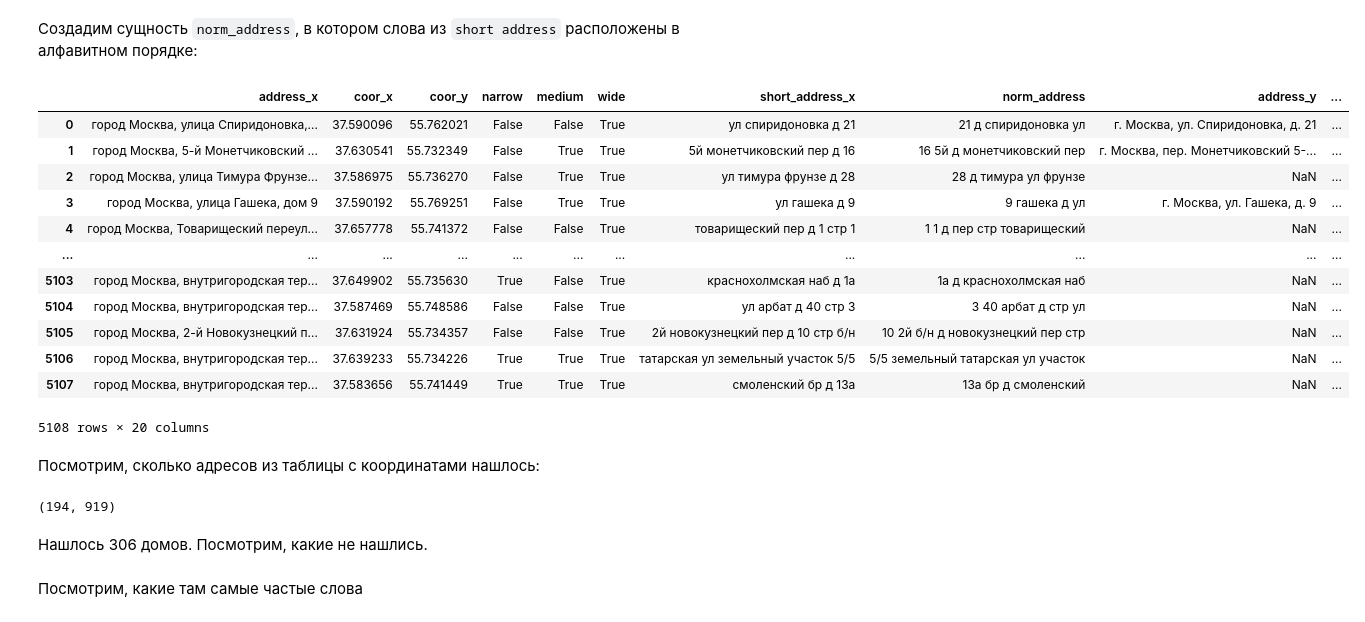
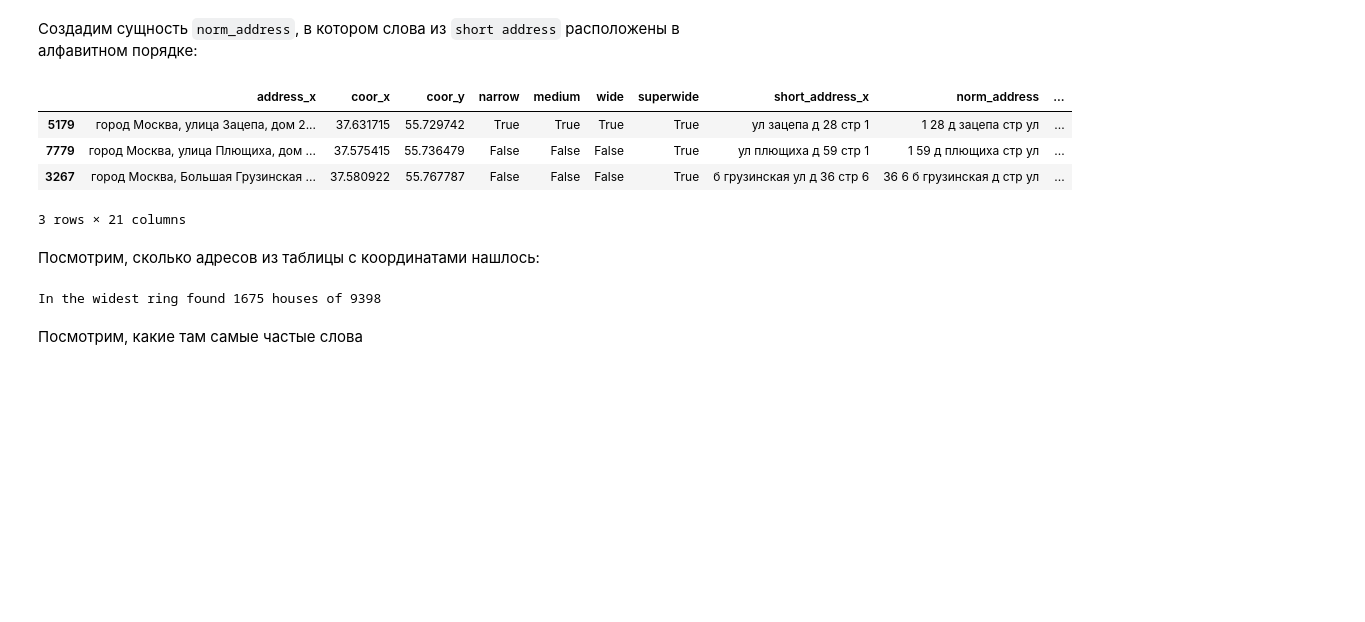
Before and after one commit to SvyatSheypak/city_for_people, a Jupyter notebook: garden_ring_houses/houses_in_polygons.ipynb, the cells around one changed output. Drawn from its saved outputs; the diff is of its cells as text; code cells hidden in the pictures; blank space fills up the shorter version.

```diff
--- a/garden_ring_houses/houses_in_polygons.ipynb
+++ b/garden_ring_houses/houses_in_polygons.ipynb
@@ -229,4 +208,18 @@ plt.show()
-# %%
-coords_sub_db["narrow"] = inside_polygon[0]
-coords_sub_db["medium"] = inside_polygon[1]
-coords_sub_db["wide"] = inside_polygon[2]
+# %%
+figure, axes = plt.subplots(nrows=1, ncols=1, figsize=(16, 16), sharex=True, sharey=True)
+
+
+axes.set_title("Garden Ring Polygons")
+axes.scatter(house_coords[:, 0], house_coords[:, 1], linewidths=0.001, alpha=0.5, c="wheat")
+
+for name, label, color in zip(names[::-1], inside_polygon[::-1], colors[::-1]):
+    axes.scatter(house_coords[label, 0], house_coords[label, 1], linewidths=0.1, alpha=1, c=color,  label="{}: {} houses".format(name, sum(label)))
+
+for poly, name, color, label in zip(split_polygons[::-1], names[::-1], colors[::-1], inside_polygon[::-1]):
+    axes.plot(poly[0][:, 0], poly[0][:, 1], linewidth=2, c=color)
+    axes.plot(poly[1][:, 0], poly[1][:, 1], linewidth=2, color=color)
+
+
+plt.legend(loc="upper left")
+
+plt.show()
@@ -233,5 +228,8 @@ coords_sub_db["wide"] = inside_polygon[2]
+# %%
+for name, labels in zip(names, inside_polygon):
+    coords_sub_db[name] = labels
 # %%
-garden_ring_db = coords_sub_db[coords_sub_db["wide"]]
+garden_ring_db = coords_sub_db[coords_sub_db["superwide"]]
 # %%
 print(garden_ring_db.shape)
 garden_ring_db.sample(10)
@@ -421,21 +419,13 @@ joined_db = pd.merge(
     on="norm_address"
 )
 # %%
-joined_db
+joined_db.sample(3)
 # %% [output]
-|  | address_x | coor_x | coor_y | narrow | medium | wide | short_address_x | norm_address | address_y | ... |
-| 0 | город Москва, улица Спиридоновка,... | 37.590096 | 55.762021 | False | False | True | ул спиридоновка д 21 | 21 д спиридоновка ул | г. Москва, ул. Спиридоновка, д. 21 | ... |
-| 1 | город Москва, 5-й Монетчиковский ... | 37.630541 | 55.732349 | False | True | True | 5й монетчиковский пер д 16 | 16 5й д монетчиковский пер | г. Москва, пер. Монетчиковский 5-... | ... |
-| 2 | город Москва, улица Тимура Фрунзе... | 37.586975 | 55.736270 | False | True | True | ул тимура фрунзе д 28 | 28 д тимура ул фрунзе | NaN | ... |
-| 3 | город Москва, улица Гашека, дом 9 | 37.590192 | 55.769251 | False | True | True | ул гашека д 9 | 9 гашека д ул | г. Москва, ул. Гашека, д. 9 | ... |
-| 4 | город Москва, Товарищеский переул... | 37.657778 | 55.741372 | False | False | True | товарищеский пер д 1 стр 1 | 1 1 д пер стр товарищеский | NaN | ... |
-| ... | ... | ... | ... | ... | ... | ... | ... | ... | ... | ... |
-| 5103 | город Москва, внутригородская тер... | 37.649902 | 55.735630 | True | False | True | краснохолмская наб д 1а | 1а д краснохолмская наб | NaN | ... |
-| 5104 | город Москва, внутригородская тер... | 37.587469 | 55.748586 | False | False | True | ул арбат д 40 стр 3 | 3 40 арбат д стр ул | NaN | ... |
-| 5105 | город Москва, 2-й Новокузнецкий п... | 37.631924 | 55.734357 | False | False | True | 2й новокузнецкий пер д 10 стр б/н | 10 2й б/н д новокузнецкий пер стр | NaN | ... |
-| 5106 | город Москва, внутригородская тер... | 37.639233 | 55.734226 | True | True | True | татарская ул земельный участок 5/5 | 5/5 земельный татарская ул участок | NaN | ... |
-| 5107 | город Москва, внутригородская тер... | 37.583656 | 55.741449 | True | True | True | смоленский бр д 13а | 13а бр д смоленский | NaN | ... |
+|  | address_x | coor_x | coor_y | narrow | medium | wide | superwide | short_address_x | norm_address | ... |
+| 5179 | город Москва, улица Зацепа, дом 2... | 37.631715 | 55.729742 | True | True | True | True | ул зацепа д 28 стр 1 | 1 28 д зацепа стр ул | ... |
+| 7779 | город Москва, улица Плющиха, дом ... | 37.575415 | 55.736479 | False | False | False | True | ул плющиха д 59 стр 1 | 1 59 д плющиха стр ул | ... |
+| 3267 | город Москва, Большая Грузинская ... | 37.580922 | 55.767787 | False | False | False | True | б грузинская ул д 36 стр 6 | 36 6 б грузинская д стр ул | ... |
-5108 rows × 20 columns
+3 rows × 21 columns
 # %%
 shorts_garden = set(garden_ring_db["short_address"].values)
 norms_garden = set(garden_ring_db["norm_address"].values)
@@ -447,11 +437,9 @@ norms_descr = set(house_descr_db["norm_address"].values)
 # %%
 shorts_intersect =  [x for x in shorts_garden if x in shorts_descr]
 norms_intersect = [x for x in norms_garden if x in norms_descr]
-len(shorts_intersect), len(norms_intersect)
+print("In the widest ring found {} houses of {}".format(len(norms_intersect), len(shorts_garden)))
 # %% [output]
-(194, 919)
+In the widest ring found 1675 houses of 9398
-# %% [markdown]
-Нашлось 306 домов. Посмотрим, какие не нашлись.
 # %%
 def address_lookup(series, s):
     return series[series.str.contains(s)]
```
Also changed, not shown: parts of 23 cells of this notebook.
